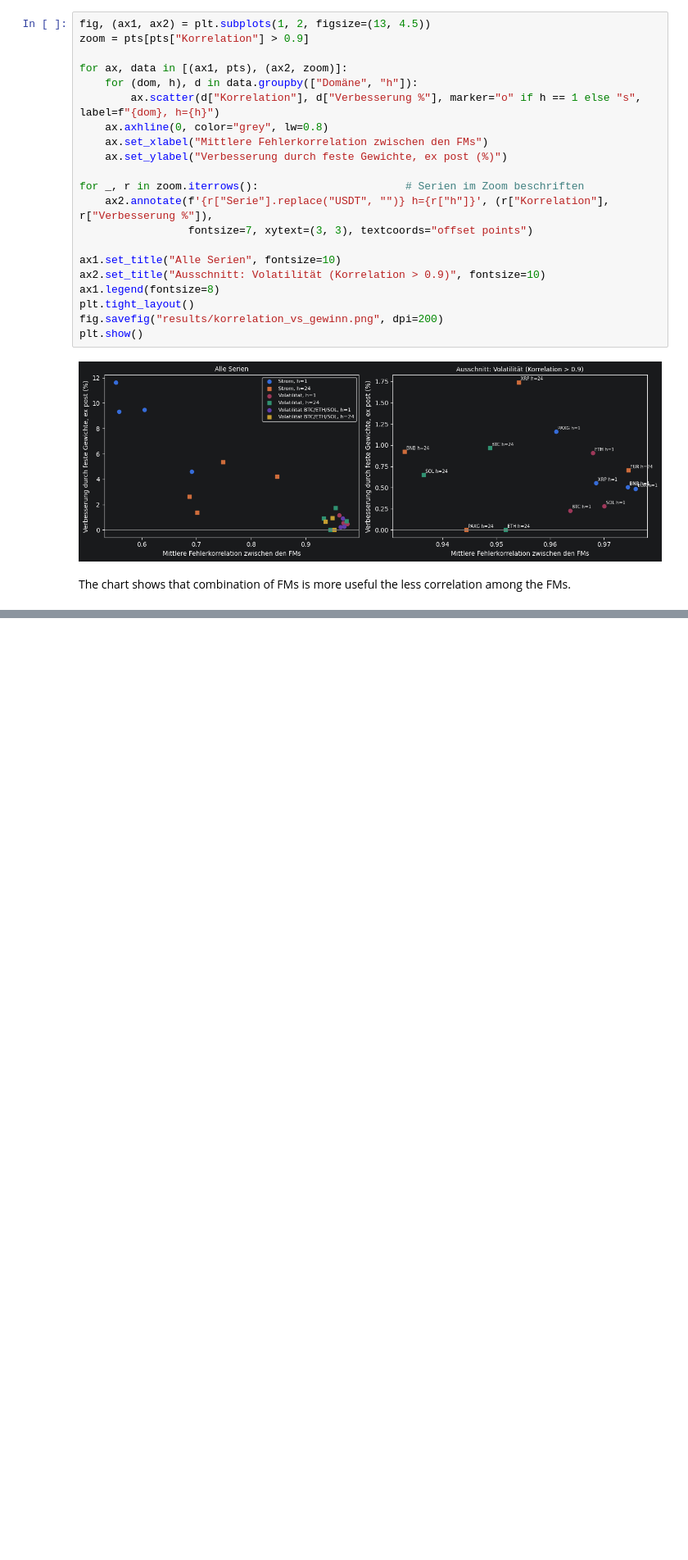
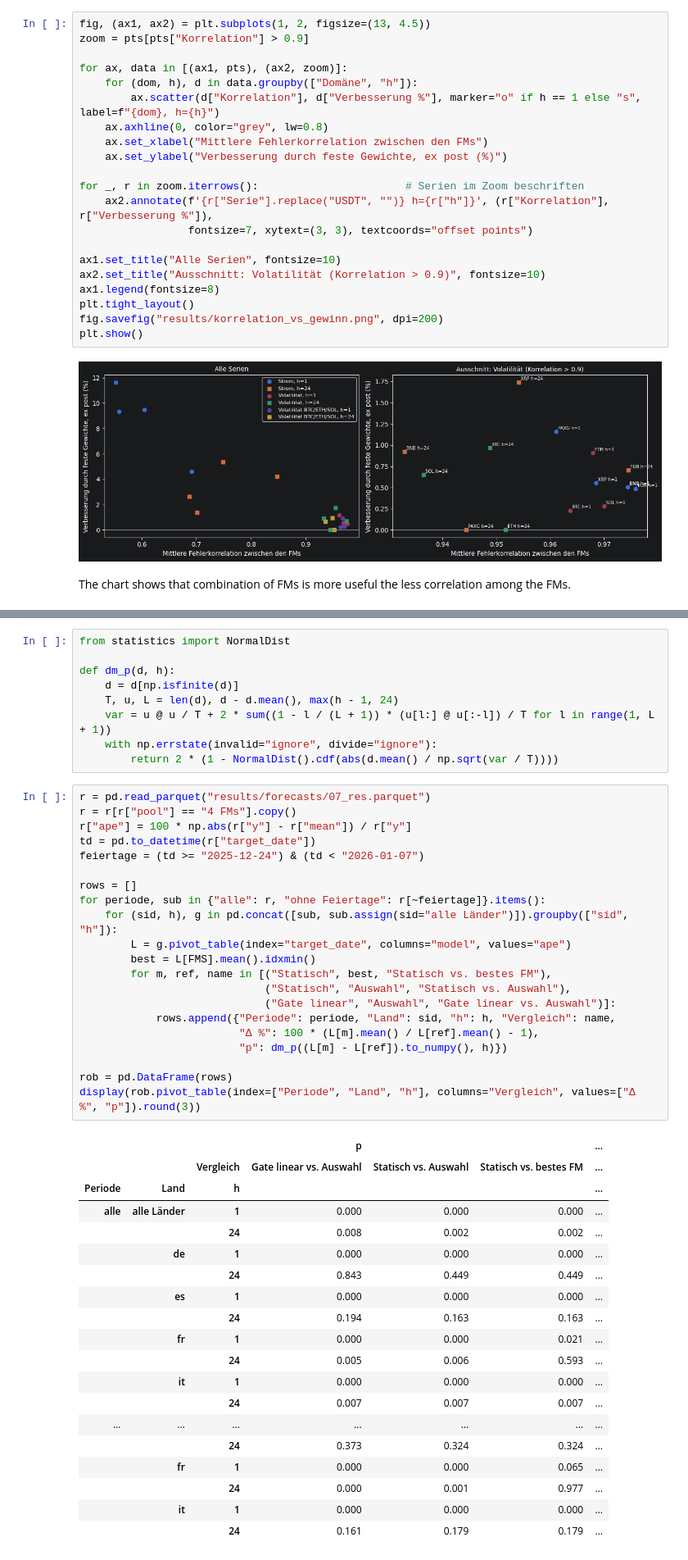
Before and after one commit to ihringerlinus/Learning_to_Forecast_Time-Series_with_Multiple_Experts, a Jupyter notebook: src/08_correlation_vs_win.ipynb, the cells around one changed output, grey strips where cells are left out. Shown at 82% size. Saved outputs shown, nothing was run; the diff lists cells and outputs as text; blank space fills up the shorter version.

```diff
--- a/src/08_correlation_vs_win.ipynb
+++ b/src/08_correlation_vs_win.ipynb
@@ -85,0 +145,50 @@ The chart shows that combination of FMs is more useful the less correlation amon
+# %%
+from statistics import NormalDist
+
+def dm_p(d, h):
+    d = d[np.isfinite(d)]
+    T, u, L = len(d), d - d.mean(), max(h - 1, 24)
+    var = u @ u / T + 2 * sum((1 - l / (L + 1)) * (u[l:] @ u[:-l]) / T for l in range(1, L + 1))
+    with np.errstate(invalid="ignore", divide="ignore"):
+        return 2 * (1 - NormalDist().cdf(abs(d.mean() / np.sqrt(var / T))))
+# %%
+r = pd.read_parquet("results/forecasts/07_res.parquet")
+r = r[r["pool"] == "4 FMs"].copy()
+r["ape"] = 100 * np.abs(r["y"] - r["mean"]) / r["y"]
+td = pd.to_datetime(r["target_date"])
+feiertage = (td >= "2025-12-24") & (td < "2026-01-07")
+
+rows = []
+for periode, sub in {"alle": r, "ohne Feiertage": r[~feiertage]}.items():
+    for (sid, h), g in pd.concat([sub, sub.assign(sid="alle Länder")]).groupby(["sid", "h"]):
+        L = g.pivot_table(index="target_date", columns="model", values="ape")
+        best = L[FMS].mean().idxmin()
+        for m, ref, name in [("Statisch", best, "Statisch vs. bestes FM"),
+                             ("Statisch", "Auswahl", "Statisch vs. Auswahl"),
+                             ("Gate linear", "Auswahl", "Gate linear vs. Auswahl")]:
+            rows.append({"Periode": periode, "Land": sid, "h": h, "Vergleich": name,
+                         "Δ %": 100 * (L[m].mean() / L[ref].mean() - 1),
+                         "p": dm_p((L[m] - L[ref]).to_numpy(), h)})
+
+rob = pd.DataFrame(rows)
+display(rob.pivot_table(index=["Periode", "Land", "h"], columns="Vergleich", values=["Δ %", "p"]).round(3))
+# %% [output]
+|  |  |  | p |  |  | ... |
+|  |  | Vergleich | Gate linear vs. Auswahl | Statisch vs. Auswahl | Statisch vs. bestes FM | ... |
+| Periode | Land | h |  |  |  | ... |
+| alle | alle Länder | 1 | 0.000 | 0.000 | 0.000 | ... |
+|  |  | 24 | 0.008 | 0.002 | 0.002 | ... |
+|  | de | 1 | 0.000 | 0.000 | 0.000 | ... |
+|  |  | 24 | 0.843 | 0.449 | 0.449 | ... |
+|  | es | 1 | 0.000 | 0.000 | 0.000 | ... |
+|  |  | 24 | 0.194 | 0.163 | 0.163 | ... |
+|  | fr | 1 | 0.000 | 0.000 | 0.021 | ... |
+|  |  | 24 | 0.005 | 0.006 | 0.593 | ... |
+|  | it | 1 | 0.000 | 0.000 | 0.000 | ... |
+|  |  | 24 | 0.007 | 0.007 | 0.007 | ... |
+| ... | ... | ... | ... | ... | ... | ... |
+|  |  | 24 | 0.373 | 0.324 | 0.324 | ... |
+|  | fr | 1 | 0.000 | 0.000 | 0.065 | ... |
+|  |  | 24 | 0.000 | 0.001 | 0.977 | ... |
+|  | it | 1 | 0.000 | 0.000 | 0.000 | ... |
+|  |  | 24 | 0.161 | 0.179 | 0.179 | ... |
```
Also changed, not shown: parts of 7 cells of this notebook.
